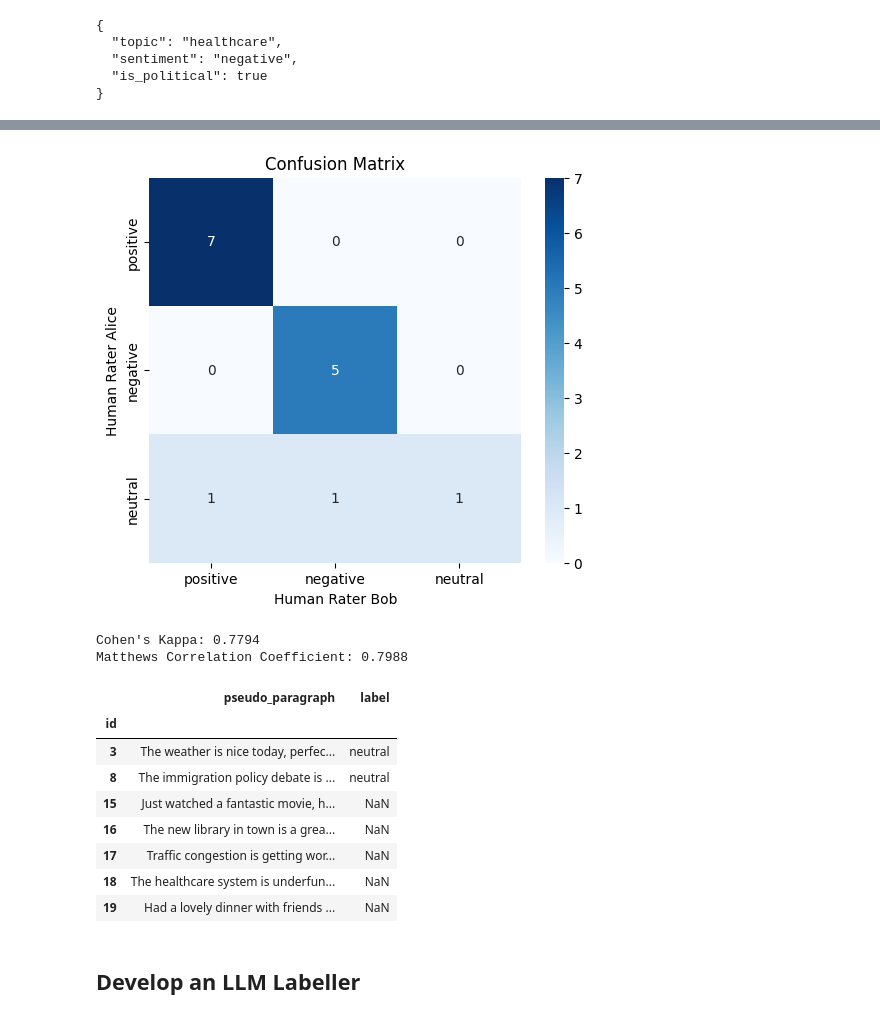
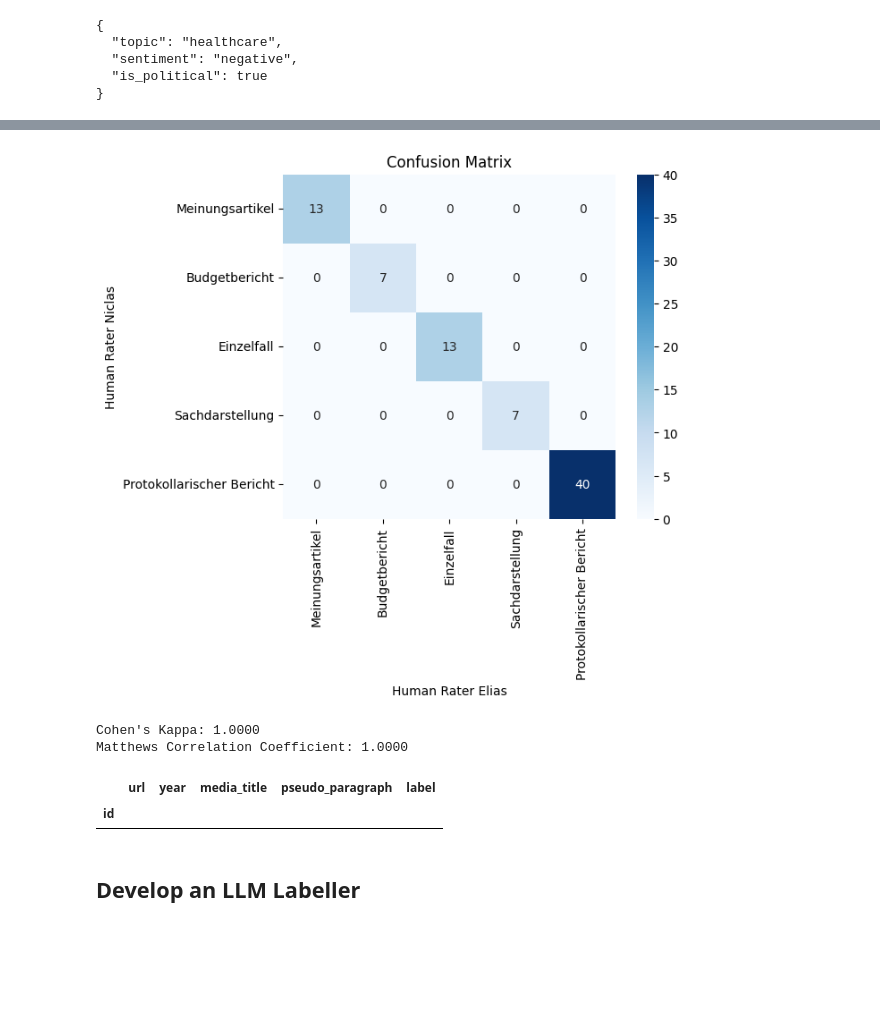
Before and after one commit to zentralbibliothek-zuerich/zblab-summerschool-2026, a Jupyter notebook: notebooks/XX_Labeling.ipynb, the cells around one changed output, grey strips where cells are left out. Drawn from its saved outputs; the diff is of its cells as text; code cells hidden in the pictures; blank space fills up the shorter version.

Commit message:
Armenpflege Labeling

```diff
--- a/notebooks/XX_Labeling.ipynb
+++ b/notebooks/XX_Labeling.ipynb
@@ -87,3 +90,18 @@ if not LOAD_OWN_DATA:
+# %%
+# ⚙️ Developer
+
+def rename_labels(label):
+    mapping = {
+            "Protokollarischer Bericht": "Protokollarischer Bericht", #"Bericht", #"Protokollarischer Bericht",
+            "Meinungsartikel": "Meinungsartikel",
+            "Einzelfall": "Einzelfall",
+            "Budgetbericht": "Budgetbericht",#"Bericht", #"Budgetbericht",
+            "Budget": "Budgetbericht", #"Bericht", #"Budgetbericht",
+            "Sachdarstellung": "Sachdarstellung"
+        }
+    return mapping.get(label, label)
+
+labels_df["label"] = labels_df["label"].apply(rename_labels)
 # %% [markdown]
 ### Enable LLM interaction
 # %%
@@ -362,45 +226,66 @@ labelled_df
+# %%
+NICLAS_PATH = "https://github.com/pleyad/Summer-School-2026/raw/refs/heads/main/data/armenpflege.filtered.pp.label.niclas.csv"
+niclas_df = pd.read_csv(NICLAS_PATH, index_col="id", sep=SEPARATOR)
+niclas_df = niclas_df[niclas_df["label"].notna()]
+
+# ELIAS_PATH = "https://github.com/pleyad/Summer-School-2026/raw/refs/heads/main/data/armenpflege.filtered.pp.label.elias.csv"
+ELIAS_PATH = "https://github.com/pleyad/Summer-School-2026/raw/refs/heads/main/data/armenpflege.filtered.pp.label.niclas.csv"
+elias_df = pd.read_csv(ELIAS_PATH, index_col="id", sep=SEPARATOR)
+elias_df = elias_df[elias_df["label"].notna()]
+
+# Only keep the entries that both annotators labelled
+common_ids = sorted(set(niclas_df.index) & set(elias_df.index))
+niclas_df = niclas_df.loc[common_ids]
+elias_df = elias_df.loc[common_ids]
+
+def rename_labels(label):
+    mapping = {
+            "Protokollarischer Bericht": "Protokollarischer Bericht", #"Bericht", #"Protokollarischer Bericht",
+            "Meinungsartikel": "Meinungsartikel",
+            "Einzelfall": "Einzelfall",
+            "Budgetbericht": "Budgetbericht",#"Bericht", #"Budgetbericht",
+            "Budget": "Budgetbericht", #"Bericht", #"Budgetbericht",
+            "Sachdarstellung": "Sachdarstellung"
+        }
+    return mapping.get(label, label)
+
+niclas_df["label"] = niclas_df["label"].apply(rename_labels)
+elias_df["label"] = elias_df["label"].apply(rename_labels)
 # %%
 from sklearn.metrics import confusion_matrix, cohen_kappa_score, matthews_corrcoef
 from matplotlib import pyplot as plt
 import seaborn as sns
 
 def evaluate_rater_agreement(labels_1: pd.Series, name_1: str, labels_2: pd.Series, name_2: str):
 
     mask = labels_1.notna() & labels_2.notna()
     labels_1 = labels_1[mask]
     labels_2 = labels_2[mask]
 
     labels = list(set(labels_1) | set(labels_2))
 
     cm = confusion_matrix(labels_1, labels_2, labels=labels)
     kappa = cohen_kappa_score(labels_1, labels_2, labels=labels)
     mcc = matthews_corrcoef(labels_1, labels_2)
     plt.figure(figsize=(6, 5))
     sns.heatmap(cm, annot=True, fmt='d', xticklabels=labels, yticklabels=labels, cmap='Blues')
     plt.xlabel(name_2)
     plt.ylabel(name_1)
     plt.title('Confusion Matrix')
     plt.show()
     print(f"Cohen's Kappa: {kappa:.4f}")
     print(f"Matthews Correlation Coefficient: {mcc:.4f}")
 
-evaluate_rater_agreement(labelled_df["label"], "Human Rater Alice", labelled_df_2["label"], "Human Rater Bob")
+evaluate_rater_agreement(niclas_df["label"], "Human Rater Niclas", elias_df["label"], "Human Rater Elias")
 # %% [output]
-[figure, old version]
+[figure, new version]
-Cohen's Kappa: 0.7794
-Matthews Correlation Coefficient: 0.7988
+Cohen's Kappa: 1.0000
+Matthews Correlation Coefficient: 1.0000
 # %%
 # Show disagreemnts
-labelled_df[labelled_df["label"] != labelled_df_2["label"]]
+niclas_df[niclas_df["label"] != elias_df["label"]]
 # %% [output]
-|  | pseudo_paragraph | label |
-| id |  |  |
-| 3 | The weather is nice today, perfec... | neutral |
-| 8 | The immigration policy debate is ... | neutral |
-| 15 | Just watched a fantastic movie, h... | NaN |
-| 16 | The new library in town is a grea... | NaN |
-| 17 | Traffic congestion is getting wor... | NaN |
-| 18 | The healthcare system is underfun... | NaN |
-| 19 | Had a lovely dinner with friends ... | NaN |
+|  | url | year | media_title | pseudo_paragraph | label |
+| id |  |  |  |  |  |
 # %% [markdown]
 ## Develop an LLM Labeller
```
Also changed, not shown: parts of 28 cells of this notebook, 2 other files.
